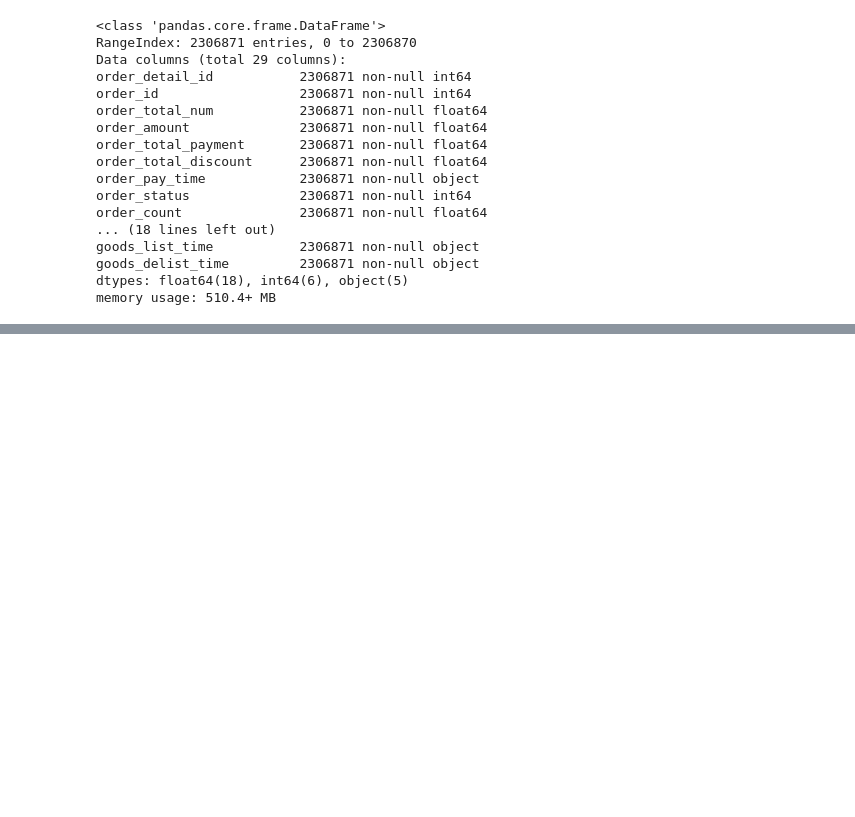
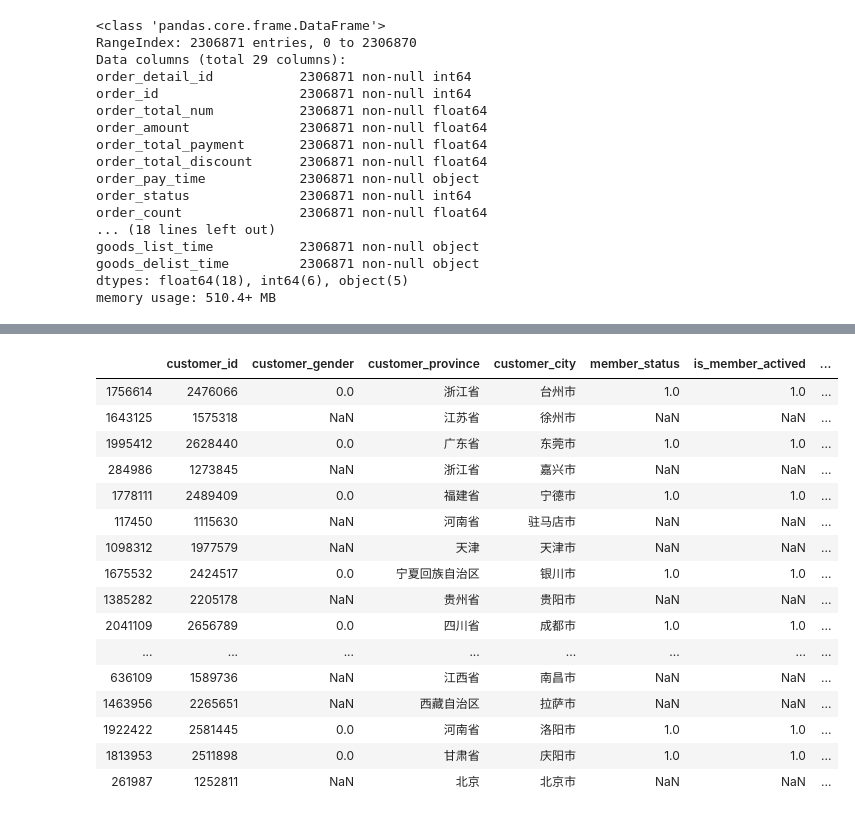
Before and after one commit to guanqin-123/kkb_notes, a Jupyter notebook: week8.ipynb, the cells around one changed output, grey strips where cells are left out. Drawn from its saved outputs; the diff is of its cells as text; code cells hidden in the pictures; blank space fills up the shorter version.

```diff
--- a/week8.ipynb
+++ b/week8.ipynb
@@ -53,0 +90,20 @@ raw.head(10)
+# %%
+train.sample(n=20) #random selection
+# %% [output]
+|  | customer_id | customer_gender | customer_province | customer_city | member_status | is_member_actived | ... |
+| 1756614 | 2476066 | 0.0 | 浙江省 | 台州市 | 1.0 | 1.0 | ... |
+| 1643125 | 1575318 | NaN | 江苏省 | 徐州市 | NaN | NaN | ... |
+| 1995412 | 2628440 | 0.0 | 广东省 | 东莞市 | 1.0 | 1.0 | ... |
+| 284986 | 1273845 | NaN | 浙江省 | 嘉兴市 | NaN | NaN | ... |
+| 1778111 | 2489409 | 0.0 | 福建省 | 宁德市 | 1.0 | 1.0 | ... |
+| 117450 | 1115630 | NaN | 河南省 | 驻马店市 | NaN | NaN | ... |
+| 1098312 | 1977579 | NaN | 天津 | 天津市 | NaN | NaN | ... |
+| 1675532 | 2424517 | 0.0 | 宁夏回族自治区 | 银川市 | 1.0 | 1.0 | ... |
+| 1385282 | 2205178 | NaN | 贵州省 | 贵阳市 | NaN | NaN | ... |
+| 2041109 | 2656789 | 0.0 | 四川省 | 成都市 | 1.0 | 1.0 | ... |
+| ... | ... | ... | ... | ... | ... | ... | ... |
+| 636109 | 1589736 | NaN | 江西省 | 南昌市 | NaN | NaN | ... |
+| 1463956 | 2265651 | NaN | 西藏自治区 | 拉萨市 | NaN | NaN | ... |
+| 1922422 | 2581445 | 0.0 | 河南省 | 洛阳市 | 1.0 | 1.0 | ... |
+| 1813953 | 2511898 | 0.0 | 甘肃省 | 庆阳市 | 1.0 | 1.0 | ... |
+| 261987 | 1252811 | NaN | 北京 | 北京市 | NaN | NaN | ... |
```
Also changed, not shown: parts of 16 cells of this notebook, 1 other file.
